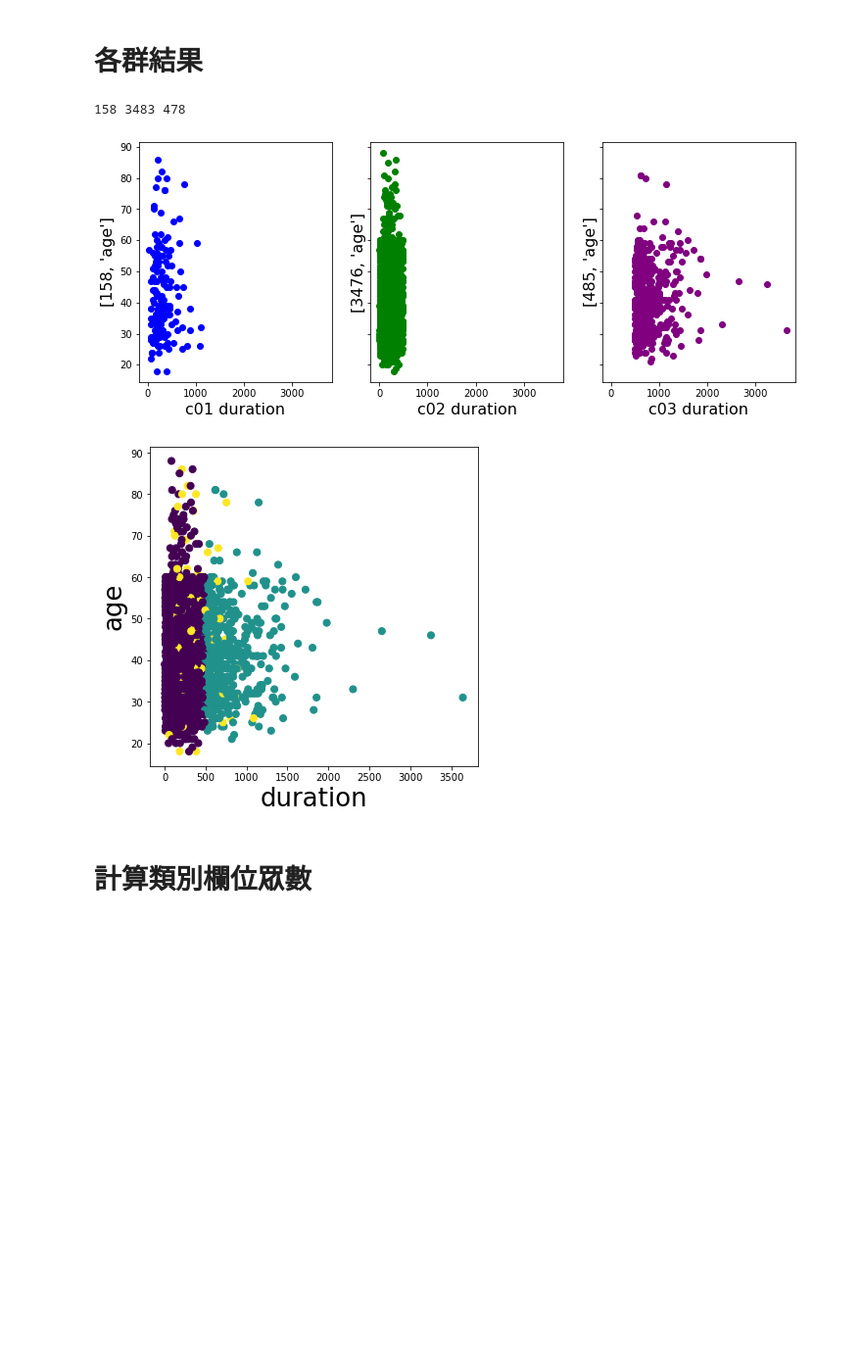
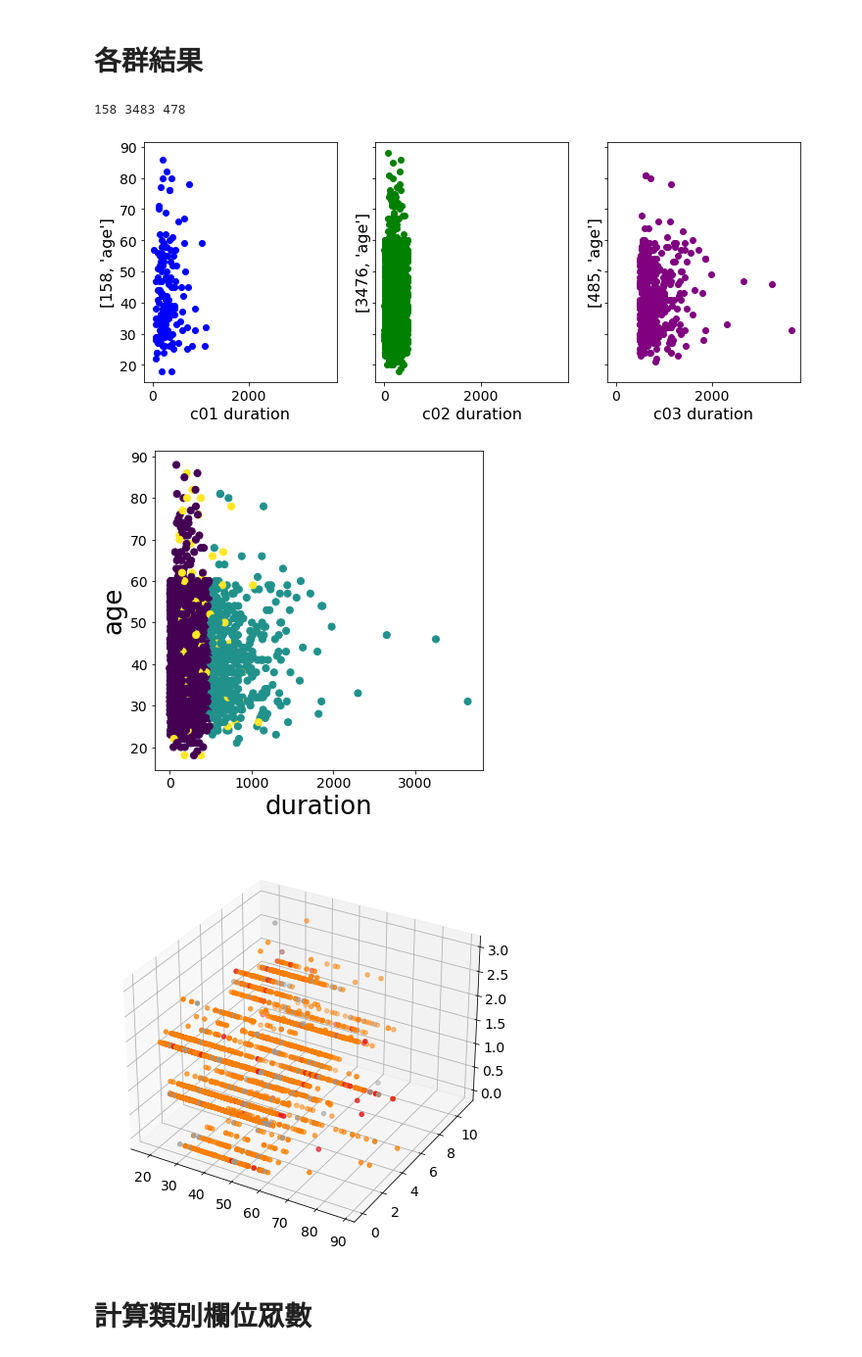
Before and after one commit to 10425120/MIS, a Jupyter notebook: cluster_analysis.ipynb, the cells around one changed output. Shown at 98% size. Drawn from its saved outputs; the diff is of its cells as text; code cells hidden in the pictures; blank space fills up the shorter version.

```diff
--- a/cluster_analysis.ipynb
+++ b/cluster_analysis.ipynb
@@ -212,42 +216,51 @@ class_col=['job','marital','education','default','housing','loan','contact','mon
 #cons.conf.idx  emp.var.rate
 # %%
 KM=KMeans(n_clusters=n_clusters,init='random',random_state=111)
-KM.fit(cdata)
+cdata_km=KM.fit(cdata)
+#~~/\
 asd=KM.predict(cdata)
 #result process
 cluster01=asd==0
 cluster02=asd==1
 cluster03=asd==2
 c02_=np.array(customer_data[cluster01])
 c03_=np.array(customer_data[cluster02])
 c01_=np.array(customer_data[cluster03])
 import matplotlib.pyplot as plt
 fig, (ax1, ax2,ax3) = plt.subplots(1, 3, sharex = True, sharey = True, figsize = (12, 4.5))
 plt.figure(figsize=(6, 6))
 
 ax1.set_xlabel('c01 duration', fontsize = 16)
 ax1.set_ylabel([len(c01),'age'], fontsize = 16)
 
 ax2.set_xlabel('c02 duration', fontsize = 16)
 ax2.set_ylabel([len(c02),'age'], fontsize = 16)
 
 ax3.set_xlabel('c03 duration', fontsize = 16)
 ax3.set_ylabel([len(c03),'age'], fontsize = 16)
 
 
 ax1.scatter(c01_[:, 10], c01_[:, 0], marker='o',c='blue')
 ax2.scatter(c02_[:, 10], c02_[:, 0], marker='o',c='green')
 ax3.scatter(c03_[:, 10], c03_[:, 0], marker='o',c='purple')
 #重疊
 plt.xlabel('duration',fontsize=26)
 plt.ylabel('age',fontsize=26)
 
 plt.scatter(cdata[:,10],cdata[:,0],c=asd,s=50)
+
 print(len(c01_),len(c02_),len(c03_))
+new_dy = est.predict(cdata)
+plt.rcParams['font.size'] = 14
+fig = plt.figure(figsize=(16, 8))
+ax = fig.add_subplot(122, projection='3d')
+ax.scatter(cdata.T[0], cdata.T[1], cdata.T[2], c=new_dy, cmap=plt.cm.Set1)
+plt.show()
 # %% [output]
 158 3483 478
-[figure, old version]
+[figure, new version]
-[figure, old version]
+[figure, new version]
+[figure, added]
 # %% [markdown]
 # 計算類別欄位眾數
 # %%
```
Also changed, not shown: parts of 3 cells of this notebook.
